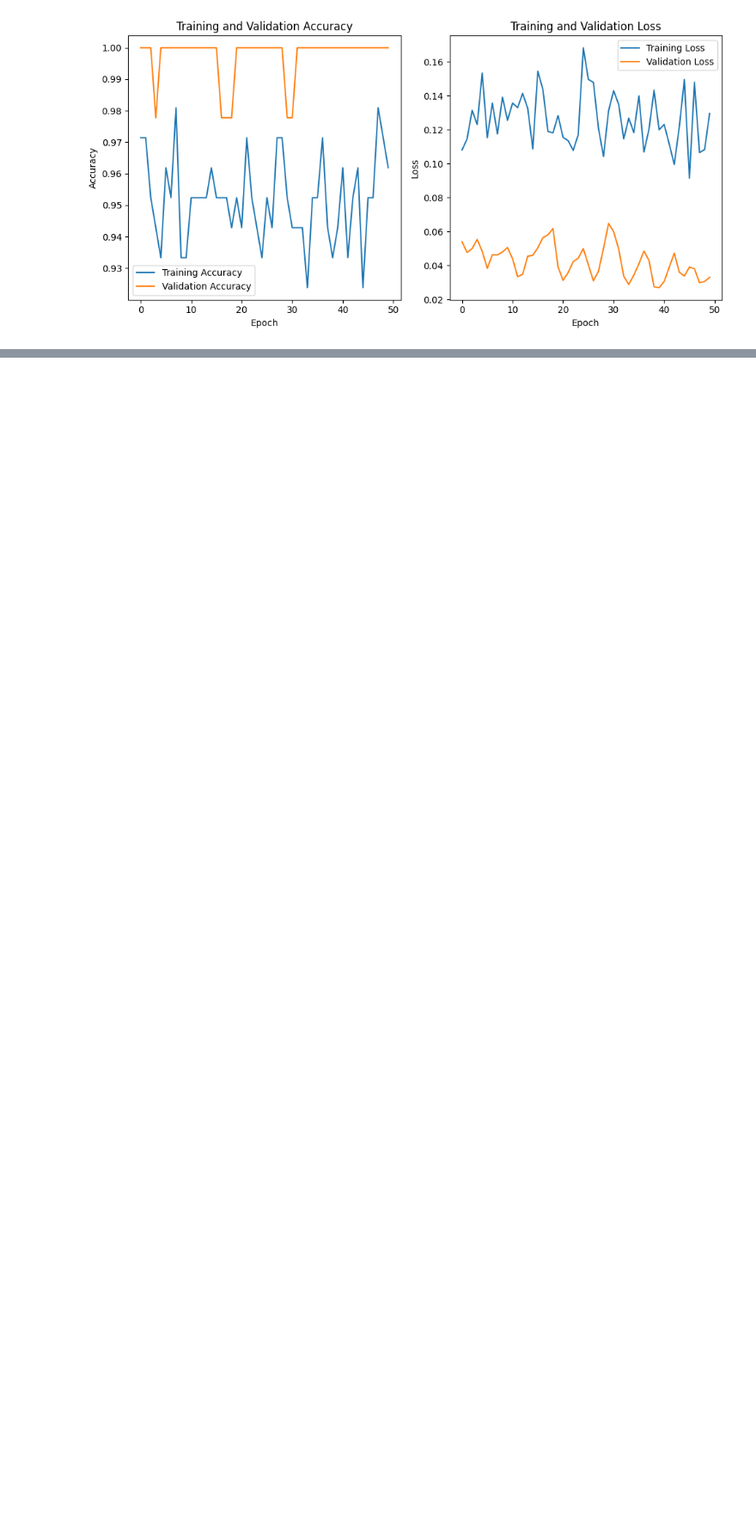
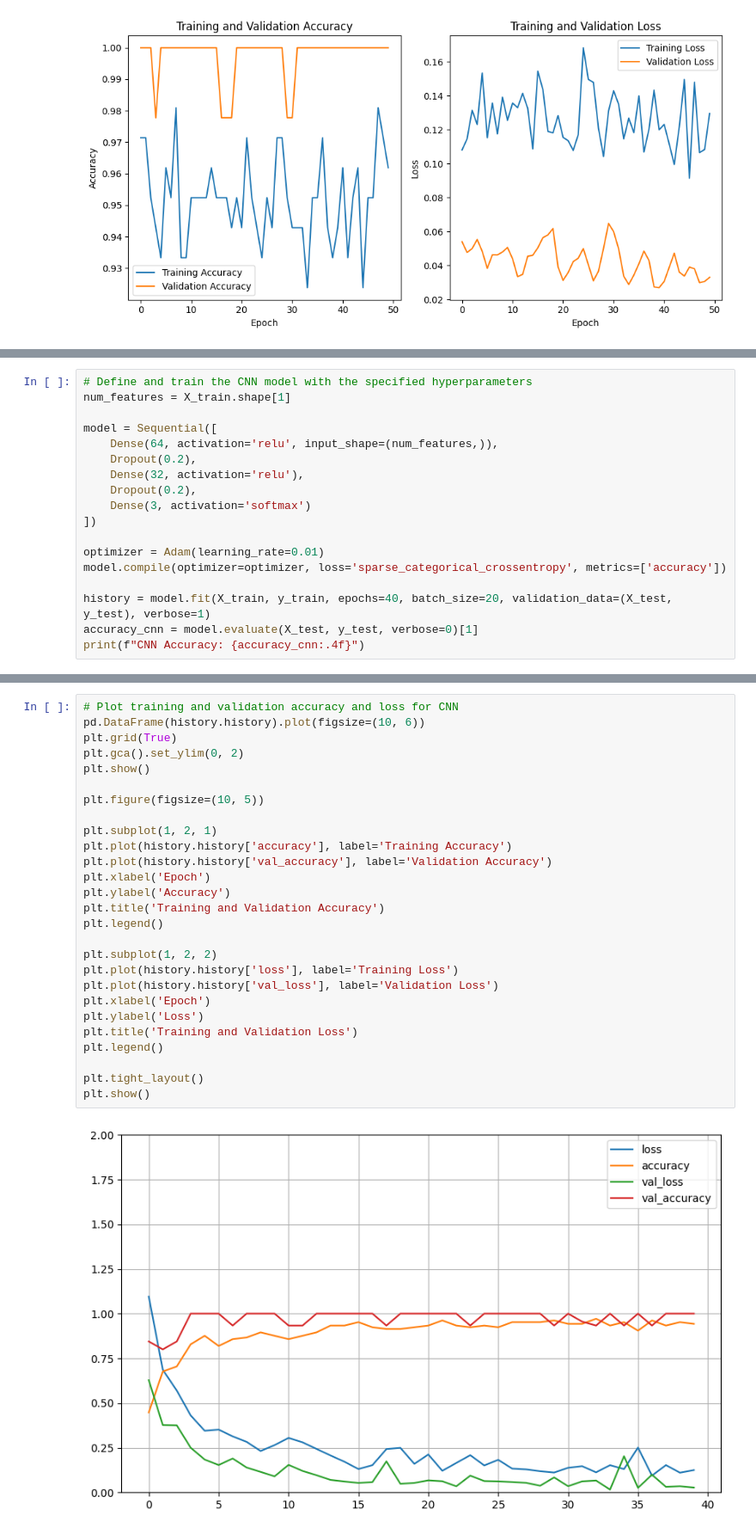
Before and after one commit to Joeldemon7/Iris_dataset, a Jupyter notebook: Python_Code.ipynb, the cells around one changed output, grey strips where cells are left out. Shown at 86% size. Drawn from its saved outputs; the diff is of its cells as text; blank space fills up the shorter version.

```diff
--- a/Python_Code.ipynb
+++ b/Python_Code.ipynb
@@ -535,0 +620,18 @@ plt.show()
+# %%
+# Define and train the CNN model with the specified hyperparameters
+num_features = X_train.shape[1]
+
+model = Sequential([
+    Dense(64, activation='relu', input_shape=(num_features,)),
+    Dropout(0.2),
+    Dense(32, activation='relu'),
+    Dropout(0.2),
+    Dense(3, activation='softmax')
+])
+
+optimizer = Adam(learning_rate=0.01)
+model.compile(optimizer=optimizer, loss='sparse_categorical_crossentropy', metrics=['accuracy'])
+
+history = model.fit(X_train, y_train, epochs=40, batch_size=20, validation_data=(X_test, y_test), verbose=1)
+accuracy_cnn = model.evaluate(X_test, y_test, verbose=0)[1]
+print(f"CNN Accuracy: {accuracy_cnn:.4f}")
@@ -535,0 +656,29 @@ plt.show()
+# %%
+# Plot training and validation accuracy and loss for CNN
+pd.DataFrame(history.history).plot(figsize=(10, 6))
+plt.grid(True)
+plt.gca().set_ylim(0, 2)
+plt.show()
+
+plt.figure(figsize=(10, 5))
+
+plt.subplot(1, 2, 1)
+plt.plot(history.history['accuracy'], label='Training Accuracy')
+plt.plot(history.history['val_accuracy'], label='Validation Accuracy')
+plt.xlabel('Epoch')
+plt.ylabel('Accuracy')
+plt.title('Training and Validation Accuracy')
+plt.legend()
+
+plt.subplot(1, 2, 2)
+plt.plot(history.history['loss'], label='Training Loss')
+plt.plot(history.history['val_loss'], label='Validation Loss')
+plt.xlabel('Epoch')
+plt.ylabel('Loss')
+plt.title('Training and Validation Loss')
+plt.legend()
+
+plt.tight_layout()
+plt.show()
+# %% [output]
+[figure, added]
```
Also changed, not shown: parts of 53 cells of this notebook.
